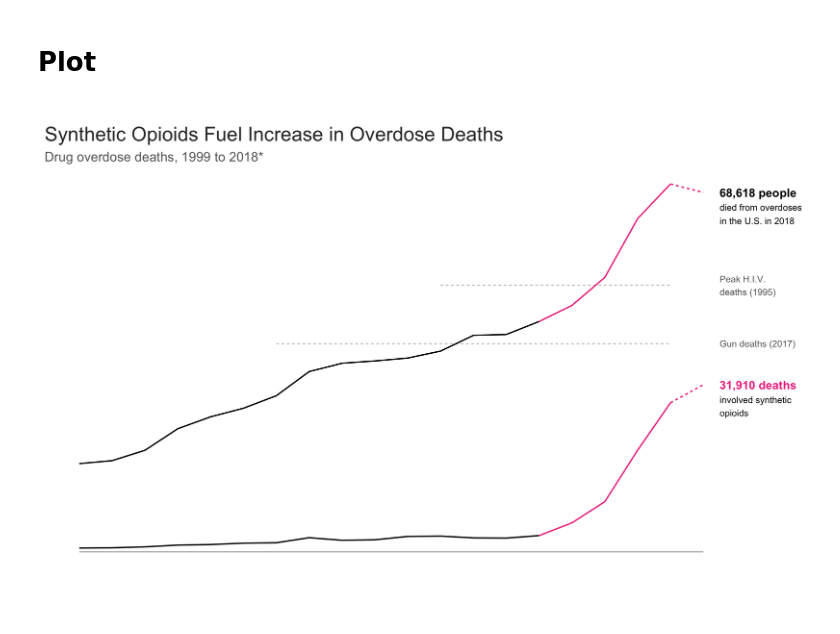
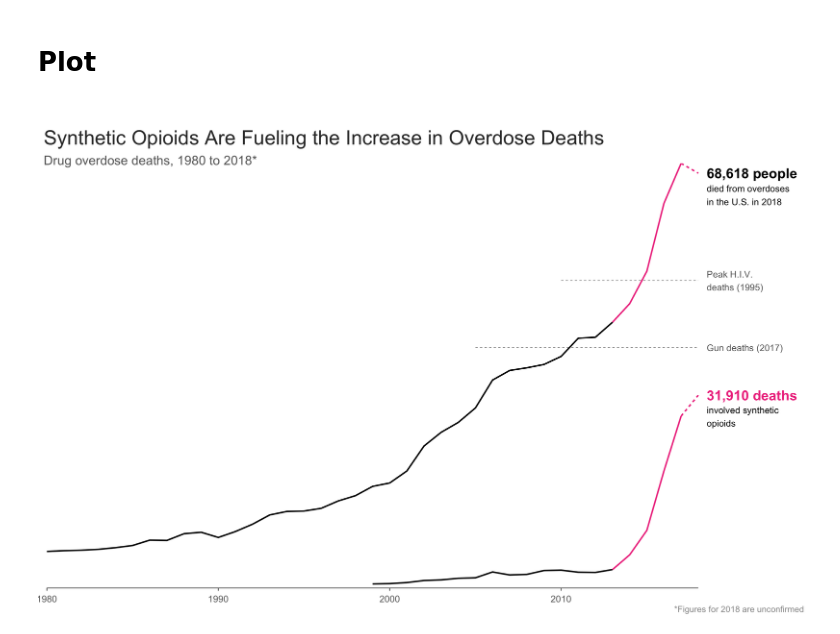
Before and after one commit to nithish08/opioids, a Jupyter notebook: src/MS-fentanyl-rise.ipynb, the cells around one changed output. Saved outputs shown, nothing was run; the diff lists cells and outputs as text; code cells hidden in the pictures; blank space fills up the shorter version.

Commit message:
Finished 1980-2018 mortality trend figure

```diff
--- a/src/MS-fentanyl-rise.ipynb
+++ b/src/MS-fentanyl-rise.ipynb
@@ -215,67 +208,94 @@ all_new
 # Custom Theme
 theme_custom <- theme(panel.grid.major = element_blank(),
                       panel.grid.minor = element_blank(),
+                      axis.ticks.x = element_line(lineend = "square", colour = "grey40", size = 0.6),
+                      axis.text.x = element_text(size = 13, colour = "grey40", vjust = -1),
                       axis.text.y = element_blank(),
                       axis.title = element_blank(),
-                      plot.title = element_text(size = 24, colour = "grey20", vjust = 2),
-                      plot.subtitle = element_text(size = 16, colour = "grey40", vjust = 0))
+                      plot.title = element_text(size = 28, colour = "grey20", vjust = 0),
+                      plot.subtitle = element_text(size = 18, colour = "grey40", vjust = -3),
+                      plot.caption = element_text(size = 12, colour = "grey60", vjust = 0))
 
 # Colours
 highlight = "violetred2"
-lwidth = 0.8
+
+# Sizes
+lwidth = 1
+med = 6.8
+small = 4.5
+
+# Positions for margin notes
+x1 <- 2018.5
+
+# Axes marks
+xlabs <- c(1980, 1990, 2000, 2010)
 # %%
-%%R -h 8 -w 13 -u in -r 200
+%%R -h 10 -w 15 -u in -r 200
 
 
 # Base
 q <- ggplot()
 
+
+##################################################
+# Geoms
+##################################################
+
+
 # AIDS horizontal ref
-q <- q + geom_segment(aes(x = 2010, y = 50877, xend = 2017, yend = 50877), linetype = "33", colour = "grey70")
-q <- q + annotate("text", label = "Peak H.I.V.\ndeaths (1995)", x = 2018.5, y = 50877, hjust = 0, colour = "grey40")
+q <- q + geom_segment(aes(x = 2010, y = 50877, xend = 2018, yend = 50877), linetype = "33", colour = "grey60")
+q <- q + annotate("text", label = "Peak H.I.V.\ndeaths (1995)", x = x1, y = 50877, colour = "grey40",
+                  size = small, hjust = 0)
 
 # 2017 Gun deaths horizontal ref
-q <- q + geom_segment(aes(x = 2005, y = 39773, xend = 2017, yend = 39773), linetype = "33", colour = "grey70")
-q <- q + annotate("text", label = "Gun deaths (2017)", x = 2018.5, y = 39773, hjust = 0, colour = "grey40")
+q <- q + geom_segment(aes(x = 2005, y = 39773, xend = 2018, yend = 39773), linetype = "33", colour = "grey60")
+q <- q + annotate("text", label = "Gun deaths (2017)", x = x1, y = 39773, colour = "grey40", size = small,
+                  hjust = 0)
 
 # 1999-2014 data
 q <- q + geom_line(aes(x = Year, y = Deaths), data = drugs_pre2014, size = lwidth)
-q <- q + geom_line(aes(x = Year, y = Deaths), data = synthetic_pre2014, size = lwidth)
+q <- q + geom_line(aes(x = Year, y = Deaths), data = synth_pre2014, size = lwidth)
 
 # 2014-2017 data
 q <- q + geom_line(aes(x = Year, y = Deaths), data = drugs_post2014, colour = highlight, size = lwidth)
-q <- q + geom_line(aes(x = Year, y = Deaths), data = synthetic_post2014, colour = highlight, size = lwidth)
+q <- q + geom_line(aes(x = Year, y = Deaths), data = synth_post2014, colour = highlight, size = lwidth)
 
 # Provisional 2018 data
-q <- q + geom_line(aes(x = Year, y = Deaths), data = all_new, colour = highlight, linetype = "22", size = lwidth)
-q <- q + geom_line(aes(x = Year, y = Deaths), data = synth_new, colour = highlight, linetype = "22", size = lwidth)
+q <- q + geom_line(aes(x = Year, y = Deaths), data = all2018, colour = highlight, linetype = "22", size = lwidth)
+q <- q + geom_line(aes(x = Year, y = Deaths), data = synth2018, colour = highlight, linetype = "22", size = lwidth)
 
 
+##################################################
+# Annnotations
 ##################################################
 
 
 # Synthetic deaths annotation
-q <- q + annotate("text", label = "31,910 deaths", x = 2018.5, y = 31910, hjust = 0, fontface = "bold", size = 5,
+q <- q + annotate("text", label = "31,910 deaths", x = x1, y = 31910, hjust = 0, fontface = "bold", size = med,
                   colour = highlight)
-q <- q + annotate("text", label = "involved synthetic\nopioids", x = 2018.5, y = 27800, hjust = 0)
+q <- q + annotate("text", label = "involved synthetic\nopioids", x = x1, y = 28400, size = small, hjust = 0)
 
 # Total deaths annotation
-q <- q + annotate("text", label = "68,618 people", x = 2018.5, y = 68618, hjust = 0, fontface = "bold", size = 5)
-q <- q + annotate("text", label = "died from overdoses", x = 2018.5, y = 65800, hjust = 0)
-q <- q + annotate("text", label = "in the U.S. in 2018", x = 2018.5, y = 63200, hjust = 0)
-
+q <- q + annotate("text", label = "68,618 people", x = x1, y = 68618, fontface = "bold", size = med, hjust = 0)
+q <- q + annotate("text", label = "died from overdoses\nin the U.S. in 2018", x = x1, y = 65000,
+                  size = small, hjust = 0)
 
 # Titles
-q <- q + labs(title = "\nSynthetic Opioids Fuel Increase in Overdose Deaths")
-q <- q + labs(subtitle = "Drug overdose deaths, 1999 to 2018*")
+q <- q + labs(title = "\nSynthetic Opioids Are Fueling the Increase in Overdose Deaths")
+q <- q + labs(subtitle = "Drug overdose deaths, 1980 to 2018*")
 
 # Axes
-q <- q + scale_x_continuous(limits = c(1999, 2020), labels = NULL)
-q <- q + geom_segment(aes(x = 1999, y = 0, xend = 2018, yend = 0), colour = "grey40", alpha = 0.7)
+q <- q + geom_segment(aes(x = 1980, y = 0, xend = 2018, yend = 0), colour = "grey40", size = 1)
+q <- q + scale_x_continuous(breaks = seq(1980, 2010, by = 10), labels = xlabs, expand = c(0.004,0))
+q <- q + scale_y_continuous(expand = c(0,0))
+q <- q + coord_cartesian(xlim = c(1980, 2024))
+
+# Caption
+q <- q + labs(caption = "*Figures for 2018 are unconfirmed")
 
 # Themes
 q <- q + theme_minimal() + theme_custom
 
 q
 # %% [output]
-[figure, old version]
+[figure, new version]
```
Also changed, not shown: parts of 34 cells of this notebook, 7 other files.
